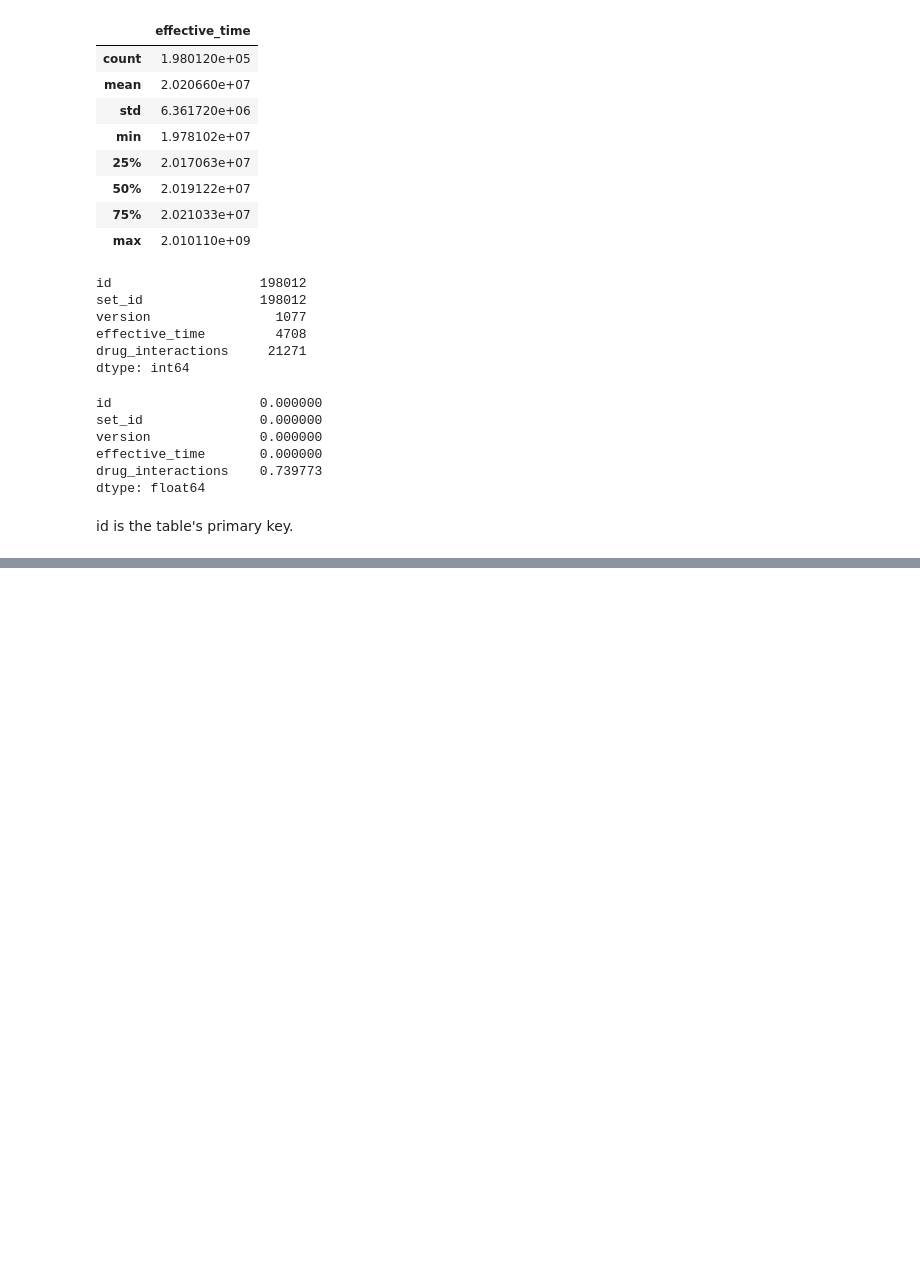
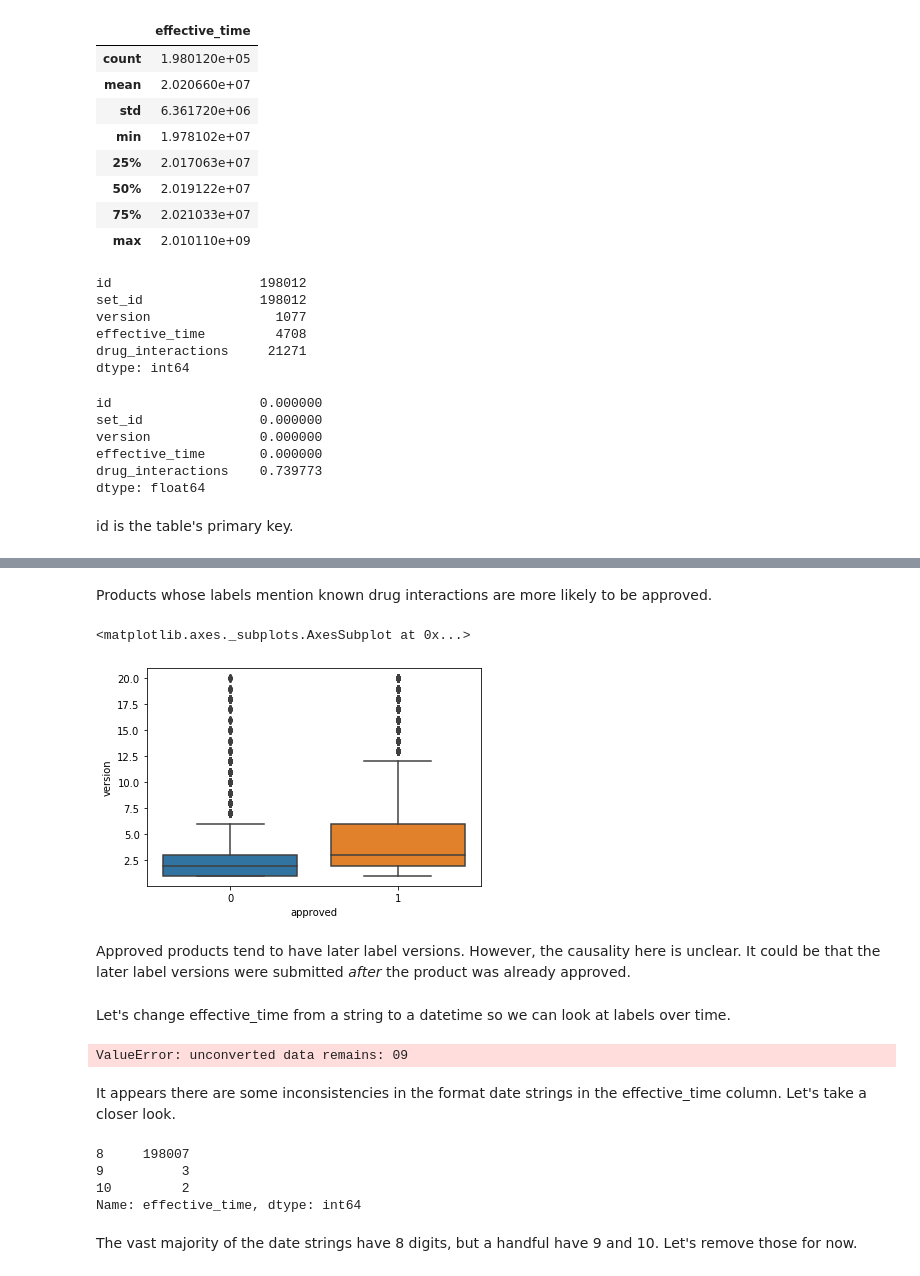
Before and after one commit to andrewabeles/fda, a Jupyter notebook: eda.ipynb, the cells around one changed output, grey strips where cells are left out. Cells and saved outputs as stored; diff of their text form; code cells hidden in the pictures; blank space fills up the shorter version.

```diff
--- a/eda.ipynb
+++ b/eda.ipynb
@@ -371,0 +504,30 @@ id is the table's primary key.
+# %% [markdown]
+Products whose labels mention known drug interactions are more likely to be approved.
+# %%
+sns.boxplot(
+    data=merged[merged['version'] <= merged['version'].quantile(.95)], # remove outliers
+    y='version',
+    x='approved'
+)
+# %% [output]
+<matplotlib.axes._subplots.AxesSubplot at 0x...>
+[figure, added]
+# %% [markdown]
+Approved products tend to have later label versions. However, the causality here is unclear. It could be that the later label versions were submitted _after_ the product was already approved.
+# %% [markdown]
+Let's change effective_time from a string to a datetime so we can look at labels over time.
+# %%
+label['effective_time'] = pd.to_datetime(label['effective_time'], format='%Y%m%d')
+# %% [output]
+ValueError: unconverted data remains: 09
+# %% [markdown]
+It appears there are some inconsistencies in the format date strings in the effective_time column. Let's take a closer look.
+# %%
+label['effective_time'].astype(str).apply(len).value_counts()
+# %% [output]
+8     198007
+9          3
+10         2
+Name: effective_time, dtype: int64
+# %% [markdown]
+The vast majority of the date strings have 8 digits, but a handful have 9 and 10. Let's remove those for now.
```
Also changed, not shown: parts of 54 cells of this notebook.
